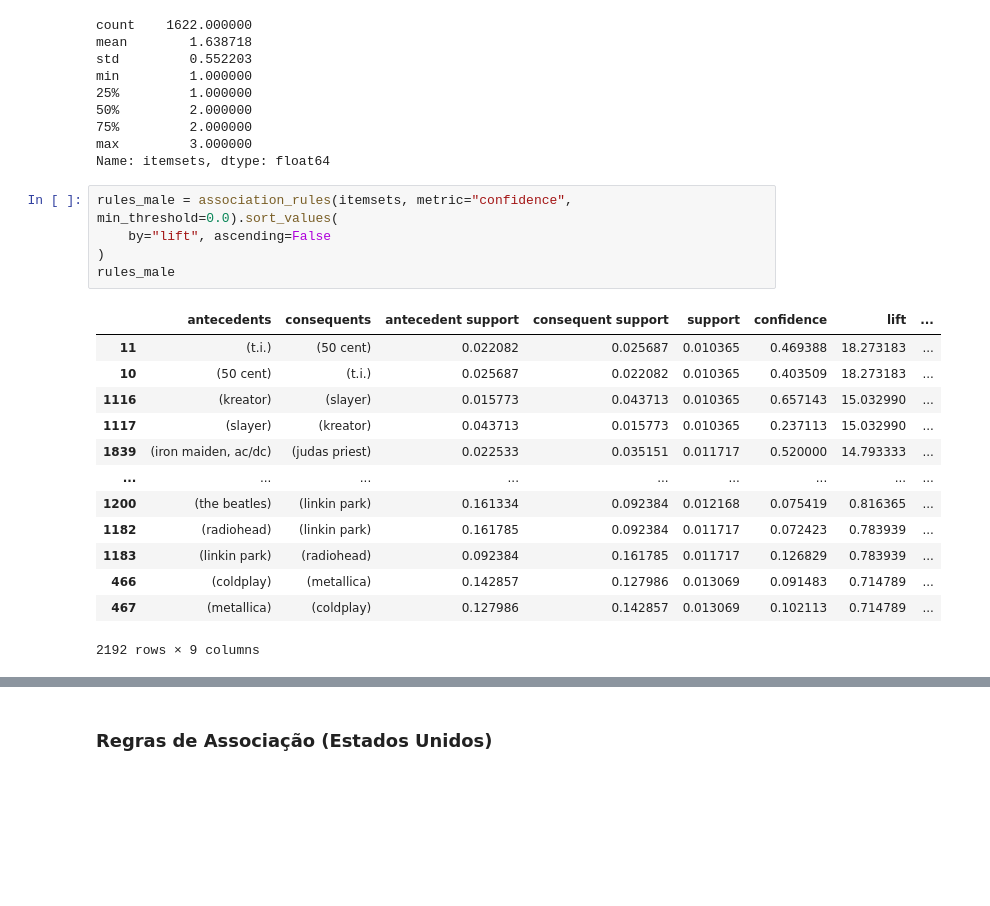
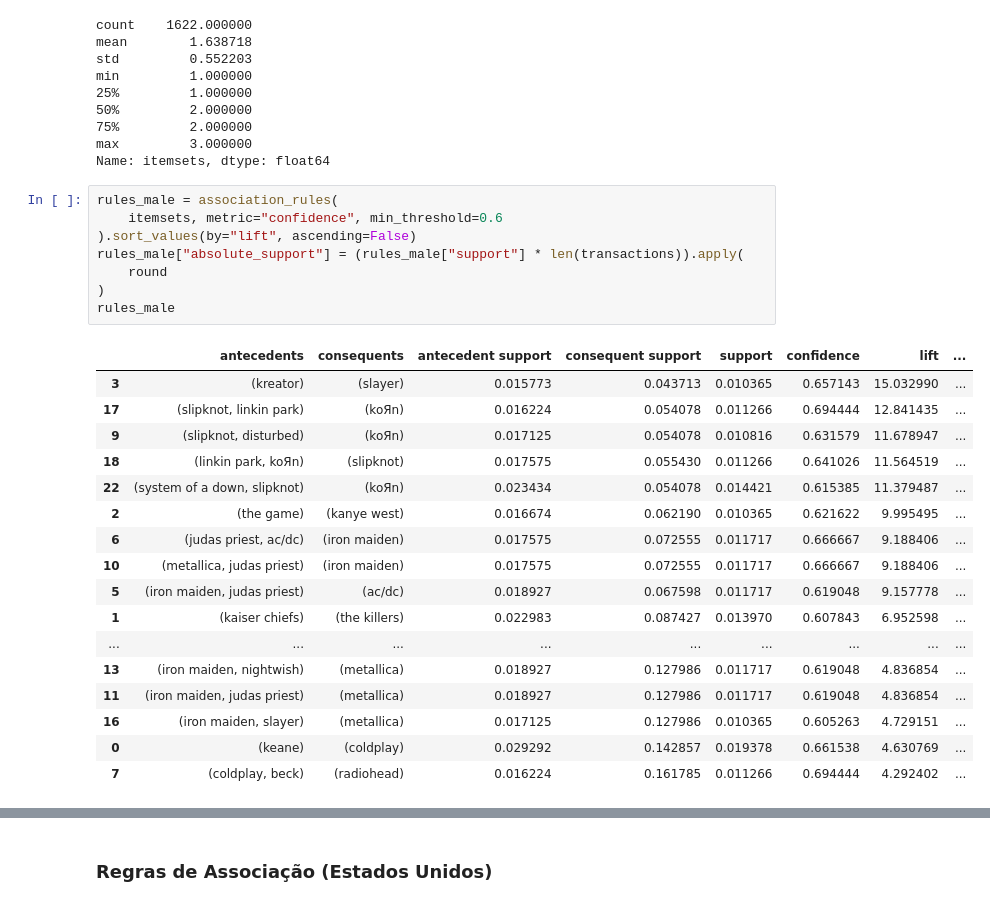
Before and after one commit to usr-bin32/data-mining-assignments, a Jupyter notebook: p2/notebook.ipynb, the cells around one changed output, grey strips where cells are left out. Saved outputs shown, nothing was run; the diff lists cells and outputs as text; blank space fills up the shorter version.

```diff
--- a/p2/notebook.ipynb
+++ b/p2/notebook.ipynb
@@ -222,21 +213,28 @@ min         1.000000
 max         3.000000
 Name: itemsets, dtype: float64
 # %%
-rules_male = association_rules(itemsets, metric="confidence", min_threshold=0.0).sort_values(
-    by="lift", ascending=False
+rules_male = association_rules(
+    itemsets, metric="confidence", min_threshold=0.6
+).sort_values(by="lift", ascending=False)
+rules_male["absolute_support"] = (rules_male["support"] * len(transactions)).apply(
+    round
 )
 rules_male
 # %% [output]
 |  | antecedents | consequents | antecedent support | consequent support | support | confidence | lift | ... |
-| 11 | (t.i.) | (50 cent) | 0.022082 | 0.025687 | 0.010365 | 0.469388 | 18.273183 | ... |
-| 10 | (50 cent) | (t.i.) | 0.025687 | 0.022082 | 0.010365 | 0.403509 | 18.273183 | ... |
-| 1116 | (kreator) | (slayer) | 0.015773 | 0.043713 | 0.010365 | 0.657143 | 15.032990 | ... |
-| 1117 | (slayer) | (kreator) | 0.043713 | 0.015773 | 0.010365 | 0.237113 | 15.032990 | ... |
-| 1839 | (iron maiden, ac/dc) | (judas priest) | 0.022533 | 0.035151 | 0.011717 | 0.520000 | 14.793333 | ... |
+| 3 | (kreator) | (slayer) | 0.015773 | 0.043713 | 0.010365 | 0.657143 | 15.032990 | ... |
+| 17 | (slipknot, linkin park) | (koЯn) | 0.016224 | 0.054078 | 0.011266 | 0.694444 | 12.841435 | ... |
+| 9 | (slipknot, disturbed) | (koЯn) | 0.017125 | 0.054078 | 0.010816 | 0.631579 | 11.678947 | ... |
+| 18 | (linkin park, koЯn) | (slipknot) | 0.017575 | 0.055430 | 0.011266 | 0.641026 | 11.564519 | ... |
+| 22 | (system of a down, slipknot) | (koЯn) | 0.023434 | 0.054078 | 0.014421 | 0.615385 | 11.379487 | ... |
+| 2 | (the game) | (kanye west) | 0.016674 | 0.062190 | 0.010365 | 0.621622 | 9.995495 | ... |
+| 6 | (judas priest, ac/dc) | (iron maiden) | 0.017575 | 0.072555 | 0.011717 | 0.666667 | 9.188406 | ... |
+| 10 | (metallica, judas priest) | (iron maiden) | 0.017575 | 0.072555 | 0.011717 | 0.666667 | 9.188406 | ... |
+| 5 | (iron maiden, judas priest) | (ac/dc) | 0.018927 | 0.067598 | 0.011717 | 0.619048 | 9.157778 | ... |
+| 1 | (kaiser chiefs) | (the killers) | 0.022983 | 0.087427 | 0.013970 | 0.607843 | 6.952598 | ... |
 | ... | ... | ... | ... | ... | ... | ... | ... | ... |
-| 1200 | (the beatles) | (linkin park) | 0.161334 | 0.092384 | 0.012168 | 0.075419 | 0.816365 | ... |
-| 1182 | (radiohead) | (linkin park) | 0.161785 | 0.092384 | 0.011717 | 0.072423 | 0.783939 | ... |
-| 1183 | (linkin park) | (radiohead) | 0.092384 | 0.161785 | 0.011717 | 0.126829 | 0.783939 | ... |
-| 466 | (coldplay) | (metallica) | 0.142857 | 0.127986 | 0.013069 | 0.091483 | 0.714789 | ... |
-| 467 | (metallica) | (coldplay) | 0.127986 | 0.142857 | 0.013069 | 0.102113 | 0.714789 | ... |
+| 13 | (iron maiden, nightwish) | (metallica) | 0.018927 | 0.127986 | 0.011717 | 0.619048 | 4.836854 | ... |
+| 11 | (iron maiden, judas priest) | (metallica) | 0.018927 | 0.127986 | 0.011717 | 0.619048 | 4.836854 | ... |
+| 16 | (iron maiden, slayer) | (metallica) | 0.017125 | 0.127986 | 0.010365 | 0.605263 | 4.729151 | ... |
+| 0 | (keane) | (coldplay) | 0.029292 | 0.142857 | 0.019378 | 0.661538 | 4.630769 | ... |
+| 7 | (coldplay, beck) | (radiohead) | 0.016224 | 0.161785 | 0.011266 | 0.694444 | 4.292402 | ... |
-2192 rows × 9 columns
```
Also changed, not shown: parts of 22 cells of this notebook, 2 other files.
